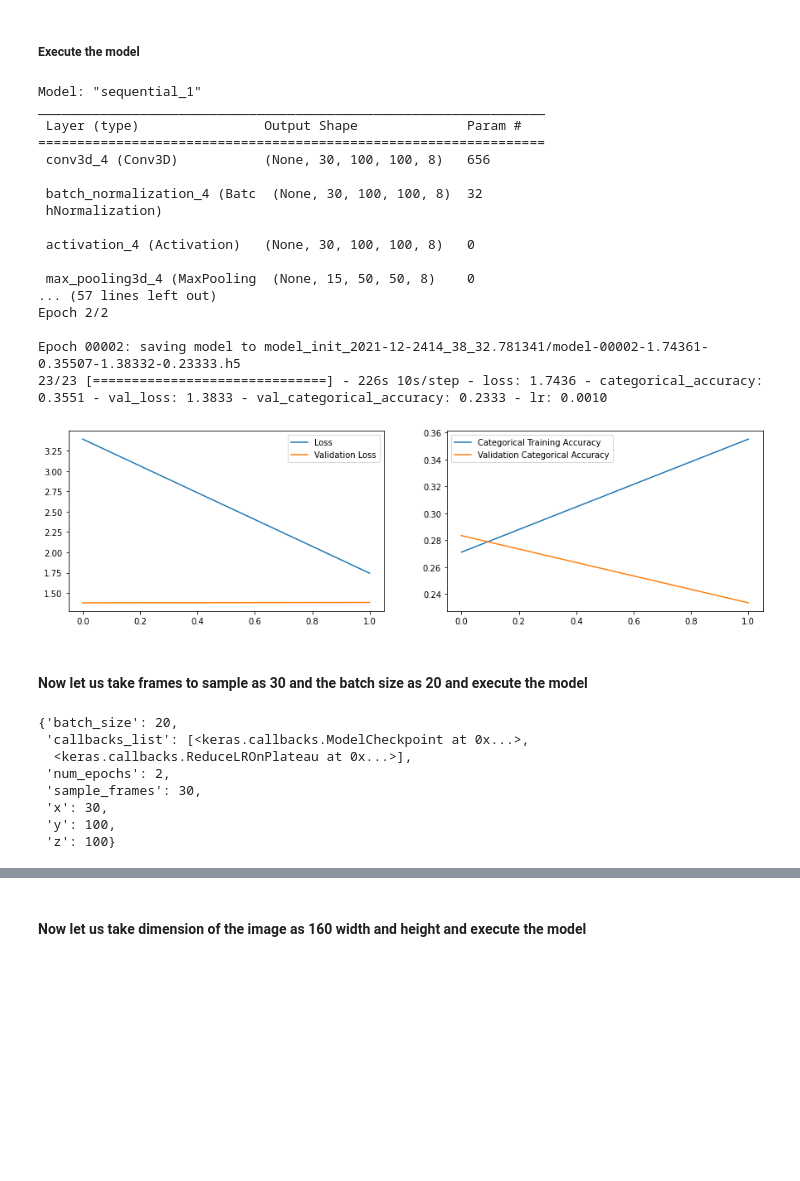
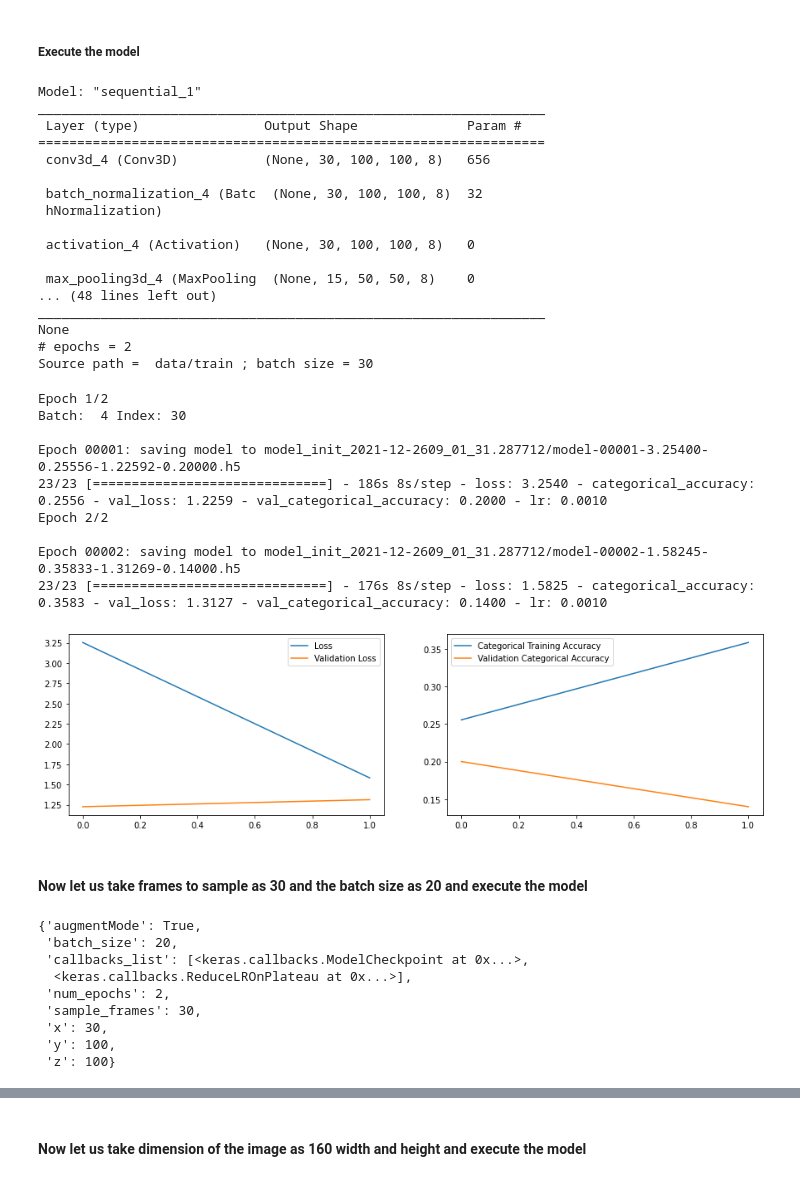
Before and after one commit to junaidalamgithub/Deep_Learning, a Jupyter notebook: Case_Study_Neural_Net_Junaid_Alam.ipynb, the cells around one changed output, grey strips where cells are left out. Saved outputs shown, nothing was run; the diff lists cells and outputs as text; code cells hidden in the pictures; blank space fills up the shorter version.

```diff
--- a/Case_Study_Neural_Net_Junaid_Alam.ipynb
+++ b/Case_Study_Neural_Net_Junaid_Alam.ipynb
@@ -238,7 +263,7 @@ filepath = model_name + 'model-{epoch:05d}-{loss:.5f}-{categorical_accuracy:.5f}
 
 checkpoint = ModelCheckpoint(filepath, monitor='val_loss', verbose=1, save_best_only=False, save_weights_only=False, mode='auto', period=1)
 
-LR = ReduceLROnPlateau(monitor='val_loss', factor=0.5, patience=2, cooldown=1, verbose=1) # write the REducelronplateau code here
+LR = ReduceLROnPlateau(monitor='val_loss', factor=0.5, patience=4, verbose=1) # write the REducelronplateau code here
 callbacks_list = [checkpoint, LR]
 # %% [output]
 WARNING:tensorflow:`period` argument is deprecated. Please use `save_freq` to specify the frequency in number of batches seen.
@@ -425,7 +465,8 @@ class ModelExecutor:
 - Feed this model to the modelExecutor for processing the model
 - Plot the loss and accuracy graph (this can be switched off also if required by setting plot=False)
 # %%
-def modelBuildAndExecute(model, parameters, plot=True):
+def modelBuildAndExecute(model, parameters, plot=True, augmentMode=False):
+    parameters['augmentMode'] = augmentMode
     model1 = model(parameters).build()
     print (model1.summary())
     modelExecutor.executeModel( model1, parameters)
@@ -508,26 +549,35 @@ class Model1:
 # %% [markdown]
 ##### Execute the model
 # %%
-modelBuildAndExecute(Model1, parameters)
+modelBuildAndExecute(Model1, parameters,augmentMode=True)
 # %% [output]
 Model: "sequential_1"
 _________________________________________________________________
  Layer (type)                Output Shape              Param #
 =================================================================
  conv3d_4 (Conv3D)           (None, 30, 100, 100, 8)   656
 
  batch_normalization_4 (Batc  (None, 30, 100, 100, 8)  32
  hNormalization)
 
  activation_4 (Activation)   (None, 30, 100, 100, 8)   0
 
  max_pooling3d_4 (MaxPooling  (None, 15, 50, 50, 8)    0
-... (57 lines left out)
-Epoch 2/2
-
-Epoch 00002: saving model to model_init_2021-12-2414_38_32.781341/model-00002-1.74361-0.35507-1.38332-0.23333.h5
-23/23 [==============================] - 226s 10s/step - loss: 1.7436 - categorical_accuracy: 0.3551 - val_loss: 1.3833 - val_categorical_accuracy: 0.2333 - lr: 0.0010
+... (48 lines left out)
+_________________________________________________________________
+None
+# epochs = 2
+Source path =  data/train ; batch size = 30
+Epoch 1/2
+Batch:  4 Index: 30
+
+Epoch 00001: saving model to model_init_2021-12-2609_01_31.287712/model-00001-3.25400-0.25556-1.22592-0.20000.h5
+23/23 [==============================] - 186s 8s/step - loss: 3.2540 - categorical_accuracy: 0.2556 - val_loss: 1.2259 - val_categorical_accuracy: 0.2000 - lr: 0.0010
+Epoch 2/2
+
+Epoch 00002: saving model to model_init_2021-12-2609_01_31.287712/model-00002-1.58245-0.35833-1.31269-0.14000.h5
+23/23 [==============================] - 176s 8s/step - loss: 1.5825 - categorical_accuracy: 0.3583 - val_loss: 1.3127 - val_categorical_accuracy: 0.1400 - lr: 0.0010
-[figure, old version]
+[figure, new version]
 # %% [markdown]
 #### Now let us take frames to sample as 30 and the batch size as 20 and execute the model
 # %%
@@ -536,7 +586,8 @@ parameters['sample_frames']=30
 parameters['batch_size']=20
 parameters
 # %% [output]
-{'batch_size': 20,
+{'augmentMode': True,
+ 'batch_size': 20,
  'callbacks_list': [<keras.callbacks.ModelCheckpoint at 0x...>,
   <keras.callbacks.ReduceLROnPlateau at 0x...>],
  'num_epochs': 2,
```
Also changed, not shown: parts of 51 cells of this notebook.
